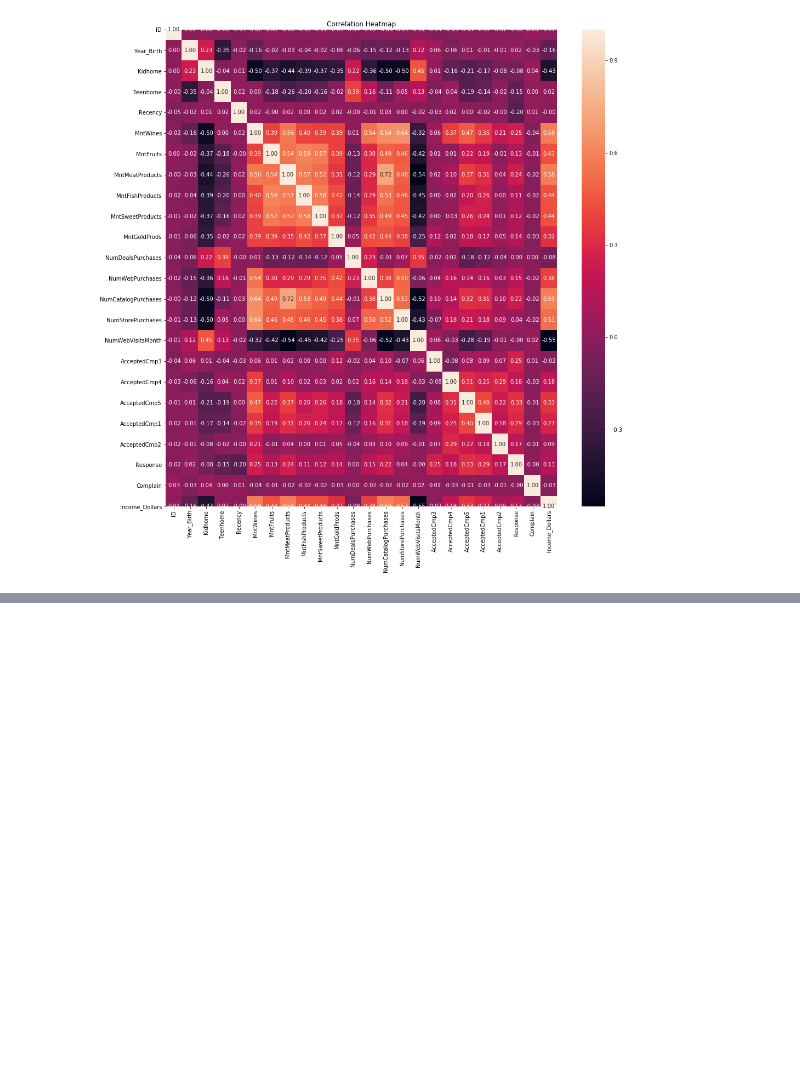
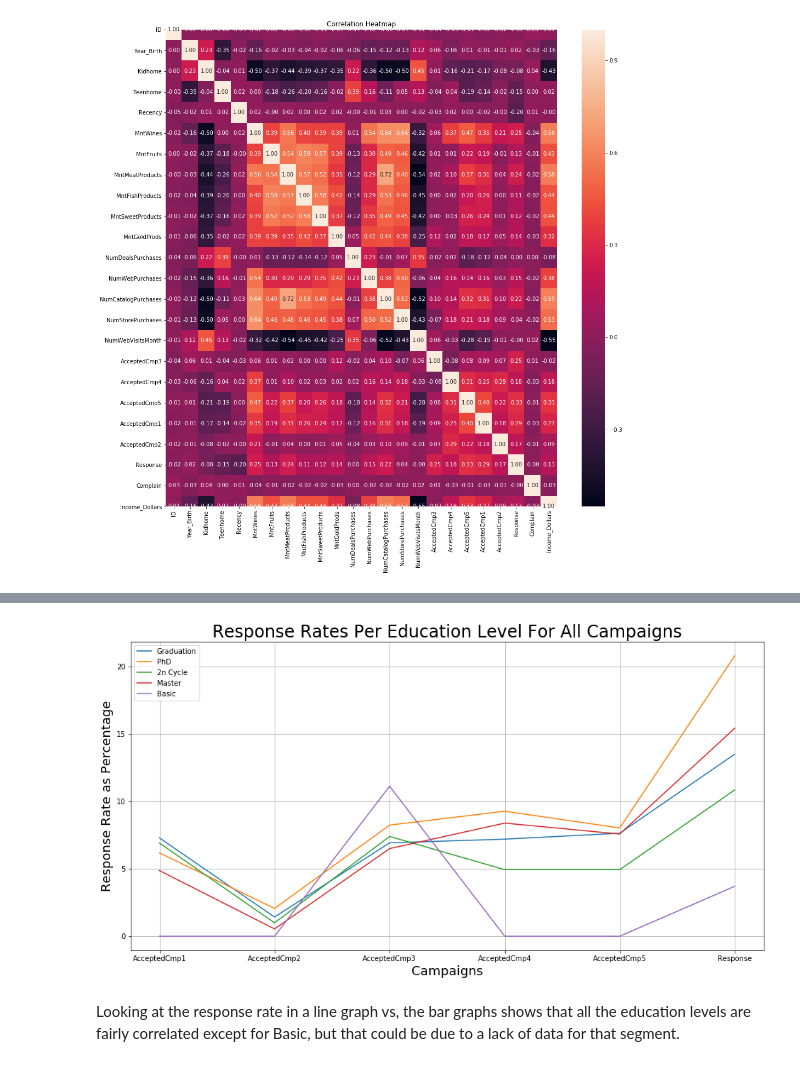
Before and after one commit to merb92/marketing-analytics-xyz, a Jupyter notebook: notebooks/01-eda.ipynb, the cells around one changed output, grey strips where cells are left out. Saved outputs shown, nothing was run; the diff lists cells and outputs as text; code cells hidden in the pictures; blank space fills up the shorter version.

```diff
--- a/notebooks/01-eda.ipynb
+++ b/notebooks/01-eda.ipynb
@@ -684,0 +753,14 @@ Text(0.5, 1, 'Correlation Heatmap')
+# %%
+plt.figure(figsize=(16,8))
+for i in range(len(rates)):
+    plt.plot(campaigns, rates[i])
+plt.legend(education_levels)
+plt.xlabel("Campaigns", fontsize=18)
+plt.ylabel("Response Rate as Percentage", fontsize=18)
+plt.title("Response Rates Per Education Level For All Campaigns", fontsize=24)
+plt.grid()
+plt.show()
+# %% [output]
+[figure, added]
+# %% [markdown]
+Looking at the response rate in a line graph vs, the bar graphs shows that all the education levels are fairly correlated except for Basic, but that could be due to a lack of data for that segment.
```
Also changed, not shown: parts of 14 cells of this notebook.
